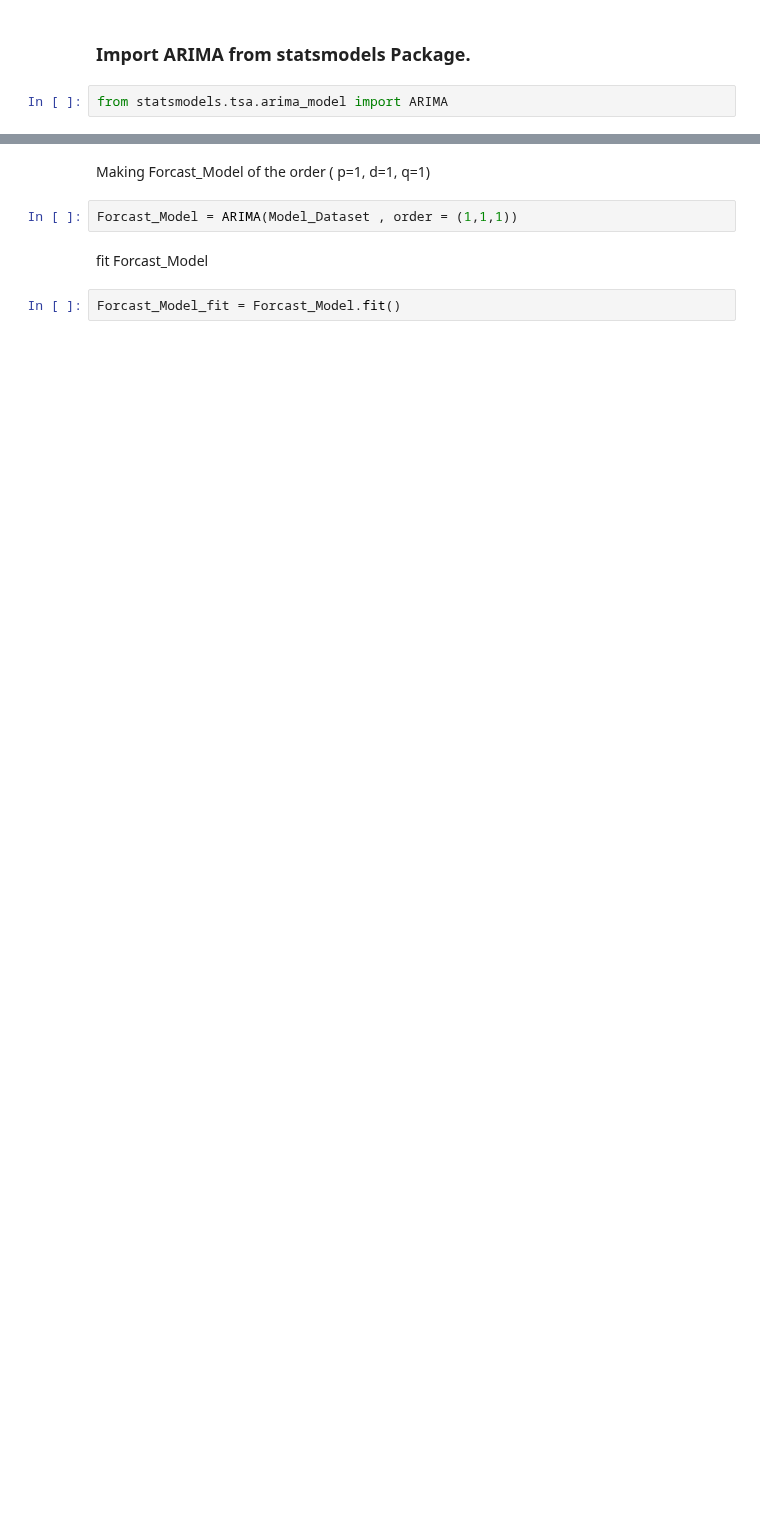
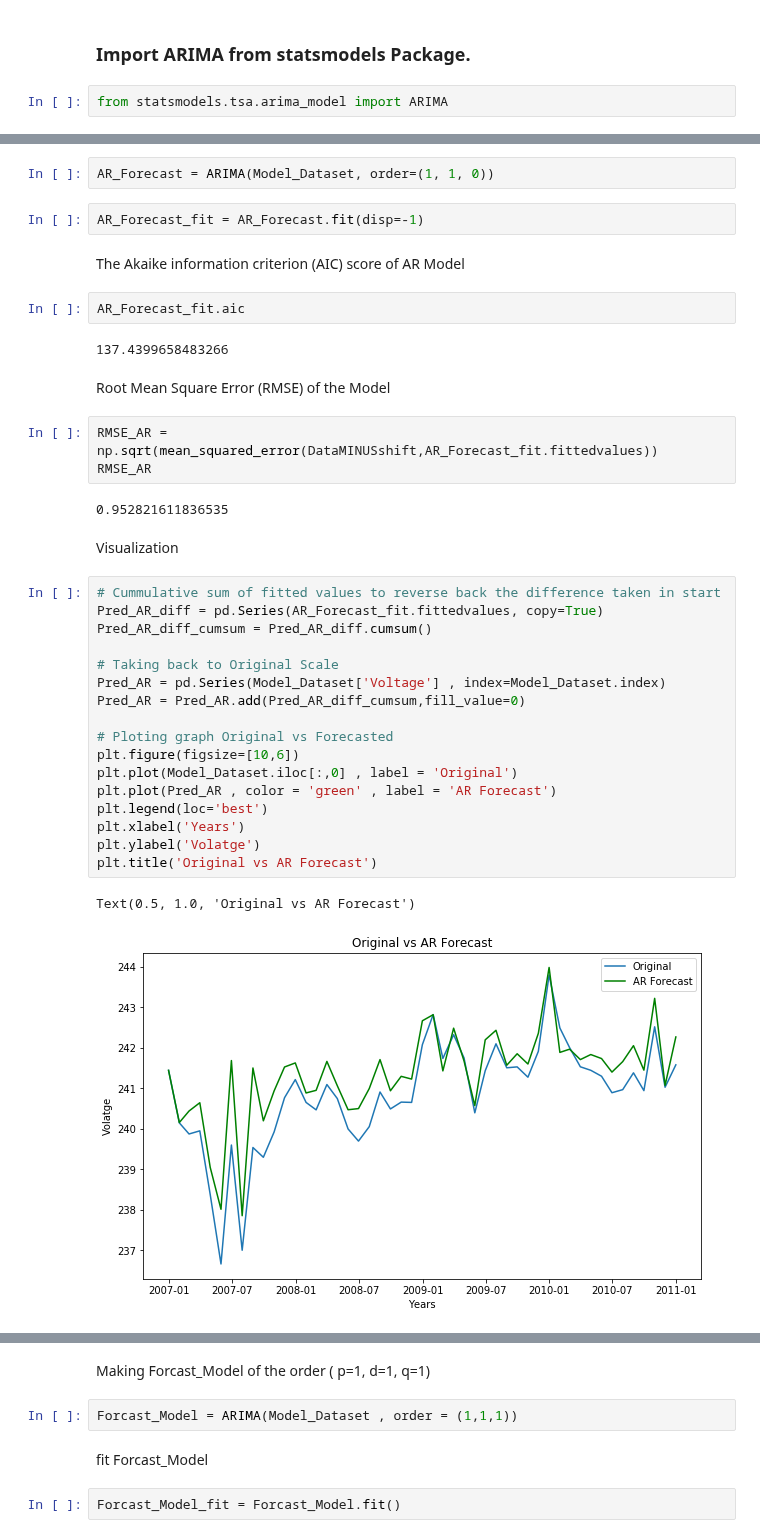
Before and after one commit to SSehrawat1720/ML-Projects, a Jupyter notebook: Time Series Forecasting France House Energy.ipynb, the cells around one changed output, grey strips where cells are left out. Drawn from its saved outputs; the diff is of its cells as text; blank space fills up the shorter version.

Commit message:
AR , MA , ARIMA Modeling

```diff
--- a/Time Series Forecasting France House Energy.ipynb
+++ b/Time Series Forecasting France House Energy.ipynb
@@ -504,0 +513,39 @@ from statsmodels.tsa.arima_model import ARIMA
+# %%
+AR_Forecast = ARIMA(Model_Dataset, order=(1, 1, 0))
+# %%
+AR_Forecast_fit = AR_Forecast.fit(disp=-1)
+# %% [markdown]
+The Akaike information criterion (AIC) score of AR Model
+# %%
+AR_Forecast_fit.aic
+# %% [output]
+137.4399658483266
+# %% [markdown]
+Root Mean Square Error (RMSE) of the Model
+# %%
+RMSE_AR = np.sqrt(mean_squared_error(DataMINUSshift,AR_Forecast_fit.fittedvalues))
+RMSE_AR
+# %% [output]
+0.952821611836535
+# %% [markdown]
+Visualization
+# %%
+# Cummulative sum of fitted values to reverse back the difference taken in start
+Pred_AR_diff = pd.Series(AR_Forecast_fit.fittedvalues, copy=True)
+Pred_AR_diff_cumsum = Pred_AR_diff.cumsum()
+
+# Taking back to Original Scale
+Pred_AR = pd.Series(Model_Dataset['Voltage'] , index=Model_Dataset.index)
+Pred_AR = Pred_AR.add(Pred_AR_diff_cumsum,fill_value=0)
+
+# Ploting graph Original vs Forecasted
+plt.figure(figsize=[10,6])
+plt.plot(Model_Dataset.iloc[:,0] , label = 'Original')
+plt.plot(Pred_AR , color = 'green' , label = 'AR Forecast')
+plt.legend(loc='best')
+plt.xlabel('Years')
+plt.ylabel('Volatge')
+plt.title('Original vs AR Forecast')
+# %% [output]
+Text(0.5, 1.0, 'Original vs AR Forecast')
+[figure, added]
```
Also changed, not shown: parts of 23 cells of this notebook.
